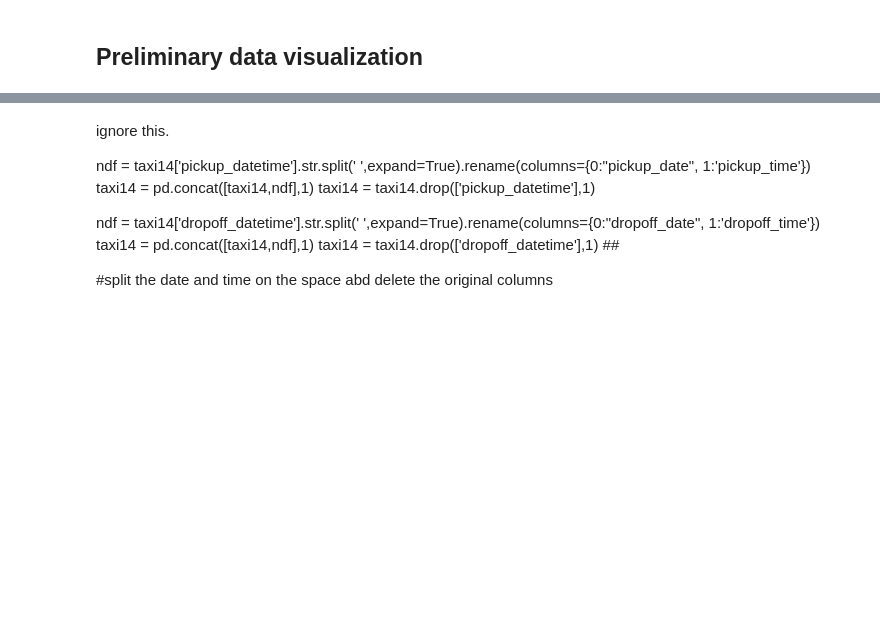
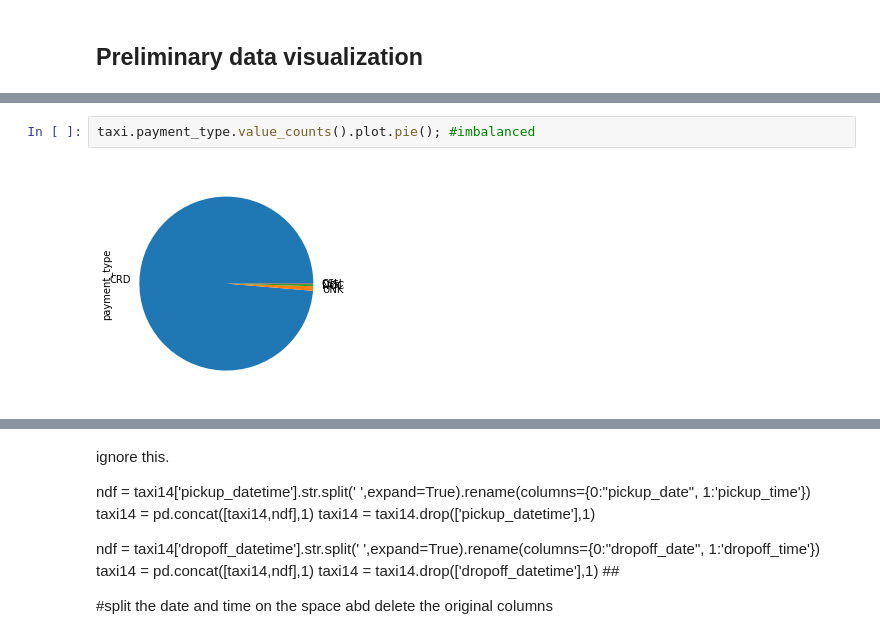
Before and after one commit to MIE368-Team-8/Data-Cleaning, a Jupyter notebook: TaxiDataCleaning.ipynb, the cells around one changed output, grey strips where cells are left out. Drawn from its saved outputs; the diff is of its cells as text; blank space fills up the shorter version.

```diff
--- a/TaxiDataCleaning.ipynb
+++ b/TaxiDataCleaning.ipynb
@@ -454,0 +457,4 @@ taxi14.vendor_id.value_counts().plot.pie();
+# %%
+taxi.payment_type.value_counts().plot.pie(); #imbalanced
+# %% [output]
+[figure, added]
```
Also changed, not shown: parts of 27 cells of this notebook.
